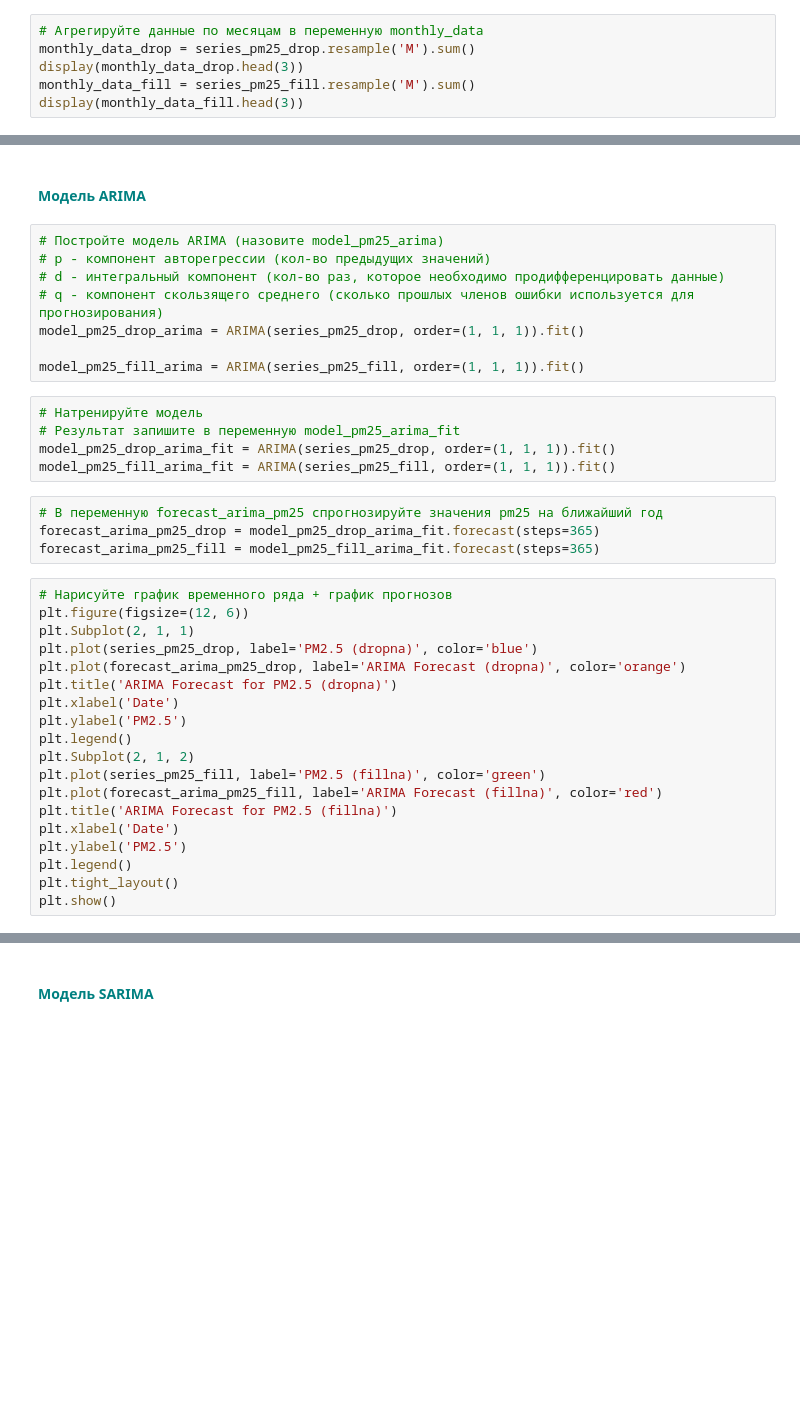
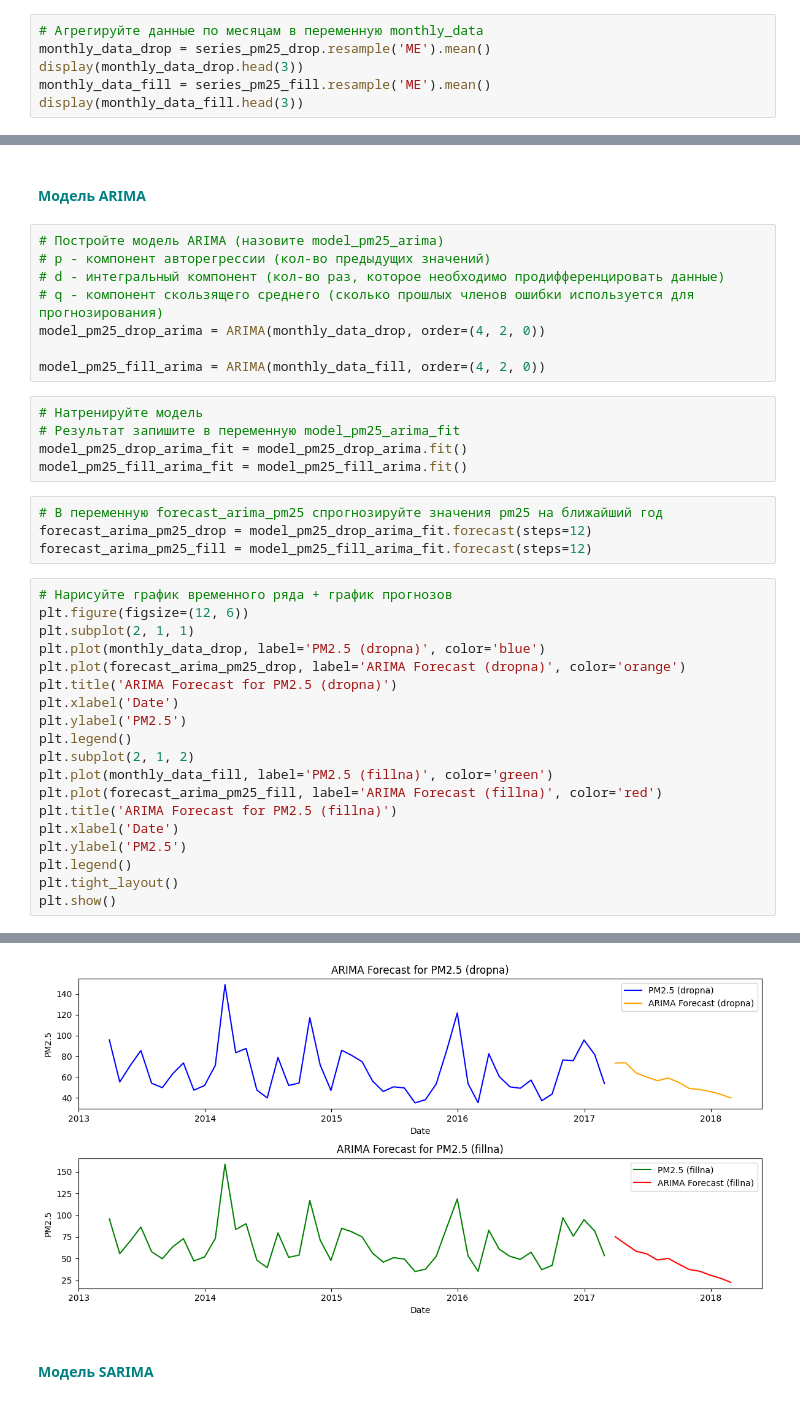
Before and after one commit to gggvitalii90/python_analytics_ich_120925, a Jupyter notebook: DZ_python_DA/HW_20_students.ipynb, the cells around one changed output, grey strips where cells are left out. Saved outputs shown, nothing was run; the diff lists cells and outputs as text; blank space fills up the shorter version.

```diff
--- a/DZ_python_DA/HW_20_students.ipynb
+++ b/DZ_python_DA/HW_20_students.ipynb
@@ -162,8 +176,8 @@ Name: PM2.5, Length: 35064, dtype: float64
 # %%
 # Агрегируйте данные по месяцам в переменную monthly_data
-monthly_data_drop = series_pm25_drop.resample('M').sum()
+monthly_data_drop = series_pm25_drop.resample('ME').mean()
 display(monthly_data_drop.head(3))
-monthly_data_fill = series_pm25_fill.resample('M').sum()
+monthly_data_fill = series_pm25_fill.resample('ME').mean()
 display(monthly_data_fill.head(3))
 # %% [output]
 datetime
@@ -183,30 +197,30 @@ Freq: ME, Name: PM2.5, dtype: float64
 # p - компонент авторегрессии (кол-во предыдущих значений)
 # d - интегральный компонент (кол-во раз, которое необходимо продифференцировать данные)
 # q - компонент скользящего среднего (сколько прошлых членов ошибки используется для прогнозирования)
-model_pm25_drop_arima = ARIMA(series_pm25_drop, order=(1, 1, 1)).fit()
+model_pm25_drop_arima = ARIMA(monthly_data_drop, order=(4, 2, 0))
 
-model_pm25_fill_arima = ARIMA(series_pm25_fill, order=(1, 1, 1)).fit()
+model_pm25_fill_arima = ARIMA(monthly_data_fill, order=(4, 2, 0))
 # %%
 # Натренируйте модель
 # Результат запишите в переменную model_pm25_arima_fit
-model_pm25_drop_arima_fit = ARIMA(series_pm25_drop, order=(1, 1, 1)).fit()
-model_pm25_fill_arima_fit = ARIMA(series_pm25_fill, order=(1, 1, 1)).fit()
+model_pm25_drop_arima_fit = model_pm25_drop_arima.fit()
+model_pm25_fill_arima_fit = model_pm25_fill_arima.fit()
 # %%
 # В переменную forecast_arima_pm25 спрогнозируйте значения pm25 на ближайший год
-forecast_arima_pm25_drop = model_pm25_drop_arima_fit.forecast(steps=365)
-forecast_arima_pm25_fill = model_pm25_fill_arima_fit.forecast(steps=365)
+forecast_arima_pm25_drop = model_pm25_drop_arima_fit.forecast(steps=12)
+forecast_arima_pm25_fill = model_pm25_fill_arima_fit.forecast(steps=12)
 # %%
 # Нарисуйте график временного ряда + график прогнозов
 plt.figure(figsize=(12, 6))
-plt.Subplot(2, 1, 1)
-plt.plot(series_pm25_drop, label='PM2.5 (dropna)', color='blue')
+plt.subplot(2, 1, 1)
+plt.plot(monthly_data_drop, label='PM2.5 (dropna)', color='blue')
 plt.plot(forecast_arima_pm25_drop, label='ARIMA Forecast (dropna)', color='orange')
 plt.title('ARIMA Forecast for PM2.5 (dropna)')
 plt.xlabel('Date')
 plt.ylabel('PM2.5')
 plt.legend()
-plt.Subplot(2, 1, 2)
-plt.plot(series_pm25_fill, label='PM2.5 (fillna)', color='green')
+plt.subplot(2, 1, 2)
+plt.plot(monthly_data_fill, label='PM2.5 (fillna)', color='green')
 plt.plot(forecast_arima_pm25_fill, label='ARIMA Forecast (fillna)', color='red')
 plt.title('ARIMA Forecast for PM2.5 (fillna)')
 plt.xlabel('Date')
@@ -221,3 +232,4 @@ Error:
+[figure, added]
 # %% [markdown]
 #### <b><font color='teal'>Модель SARIMA</font></b>
 # %%
```
Also changed, not shown: parts of 13 cells of this notebook.
